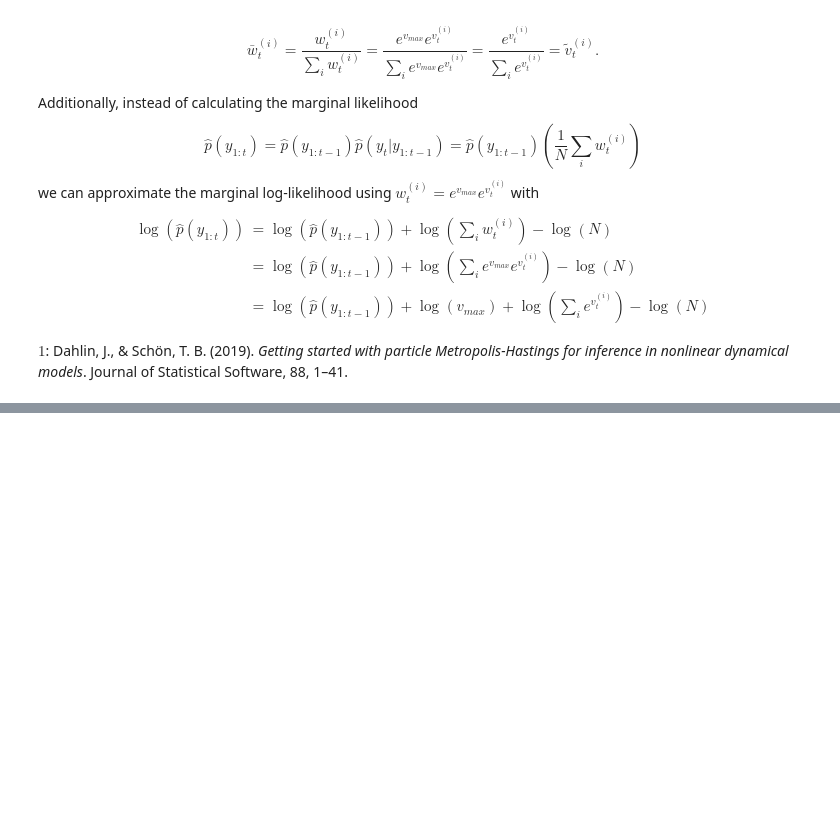
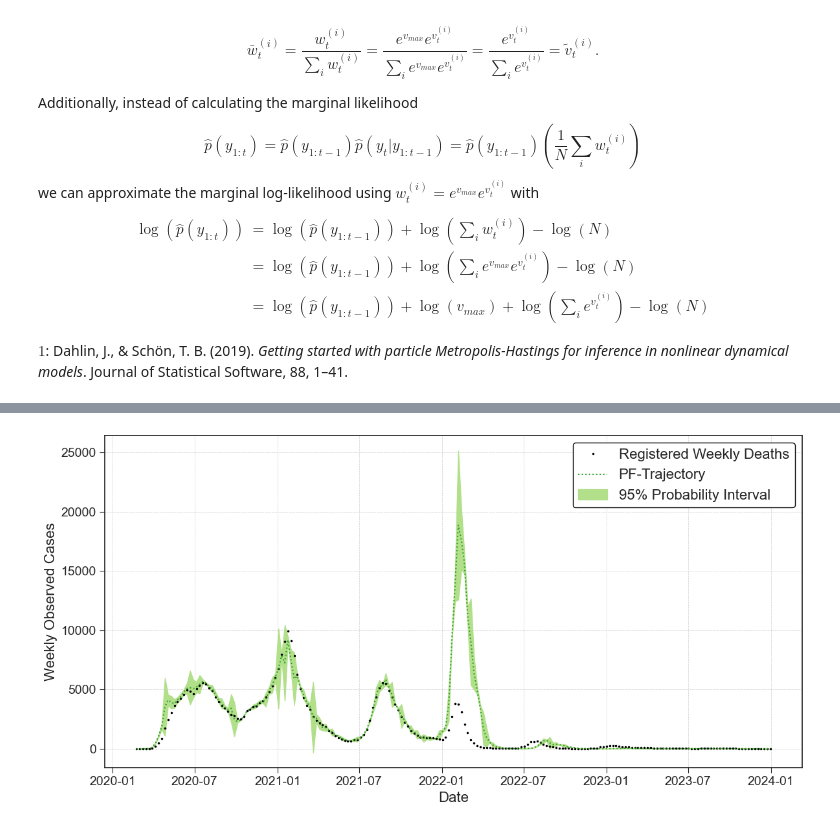
Before and after one commit to rosastreg/Undergrad_AM_Thesis, a Jupyter notebook: Notebooks/Model.ipynb, the cells around one changed output, grey strips where cells are left out. Saved outputs shown, nothing was run; the diff lists cells and outputs as text; code cells hidden in the pictures; blank space fills up the shorter version.

```diff
--- a/Notebooks/Model.ipynb
+++ b/Notebooks/Model.ipynb
@@ -295 +375,29 @@ $1$: Dahlin, J., & Schön, T. B. (2019). *Getting started with particle Metropol
+# %%
+plt.figure(figsize=(12,6))
+plt.style.use('seaborn-v0_8-ticks')
+colors = sns.color_palette('Paired')
+
+plt.plot(weekly_covid_df['date'], YD, marker='o', linewidth=0, markersize=1.5, color='black', label='Registered Weekly Deaths')
+plt.plot(weekly_covid_df['date'], state_estimates[1,:], color=colors[3], label='PF-Trajectory', linestyle=':')
+plt.fill_between(weekly_covid_df['date'], lower[1,:], upper[1,:], color=colors[2], label='95% Probability Interval')
+
+plt.legend(
+    loc='upper right',
+    fontsize=16,
+    title_fontproperties={'weight': 'bold', 'size': 16},
+    frameon=True,
+    fancybox=True,
+    framealpha=1,
+    edgecolor='black',
+    facecolor='white')
+
+plt.grid(visible=True, linestyle='--', linewidth=0.5)
+plt.xlabel('Date', fontsize=16)
+plt.ylabel('Weekly Observed Cases', fontsize=16)
+plt.tick_params(axis='both', which='major', labelsize=14)
+plt.grid(visible=True, linestyle='--', linewidth=0.5)
+plt.tight_layout()
+plt.show()
+# %% [output]
+[figure, added]
 # %%
```
Also changed, not shown: parts of 15 cells of this notebook.
